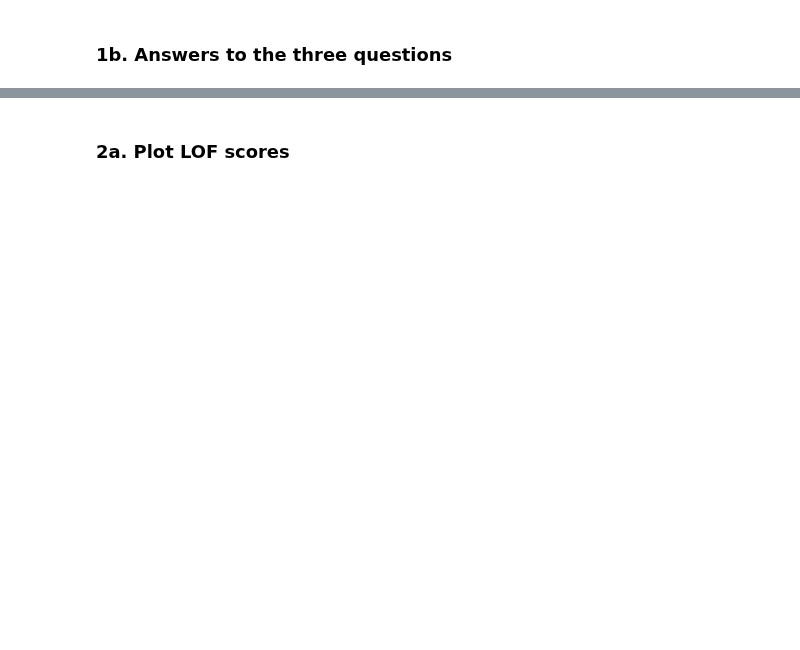
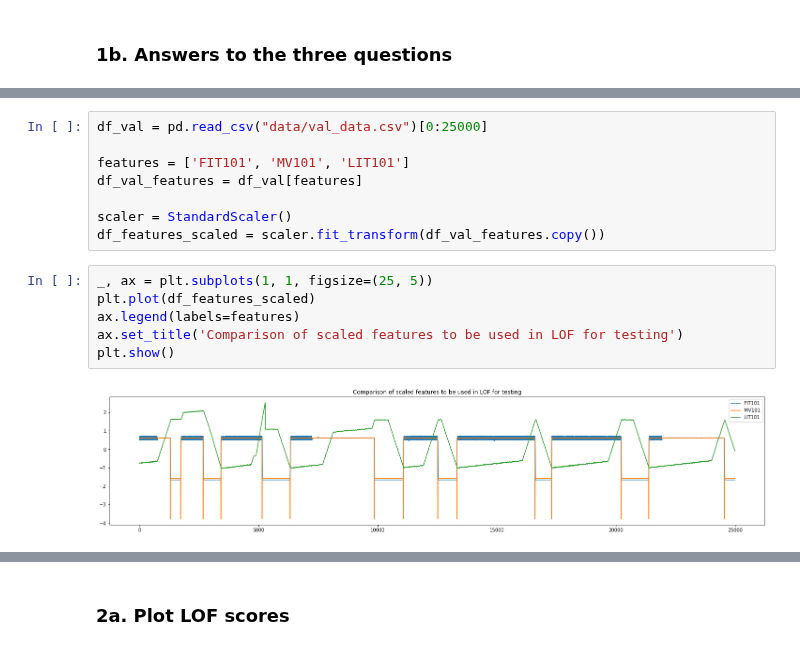
Before and after one commit to kponichtera/cs4035-cda, a Jupyter notebook: lab2/Lab2.ipynb, the cells around one changed output, grey strips where cells are left out. Drawn from its saved outputs; the diff is of its cells as text; blank space fills up the shorter version.

```diff
--- a/lab2/Lab2.ipynb
+++ b/lab2/Lab2.ipynb
@@ -109,0 +120,16 @@ For this reason it might be beneficial to prune the first 40000 entries before t
+# %%
+df_val = pd.read_csv("data/val_data.csv")[0:25000]
+
+features = ['FIT101', 'MV101', 'LIT101']
+df_val_features = df_val[features]
+
+scaler = StandardScaler()
+df_features_scaled = scaler.fit_transform(df_val_features.copy())
+# %%
+_, ax = plt.subplots(1, 1, figsize=(25, 5))
+plt.plot(df_features_scaled)
+ax.legend(labels=features)
+ax.set_title('Comparison of scaled features to be used in LOF for testing')
+plt.show()
+# %% [output]
+[figure, added]
```
Also changed, not shown: parts of 14 cells of this notebook.
